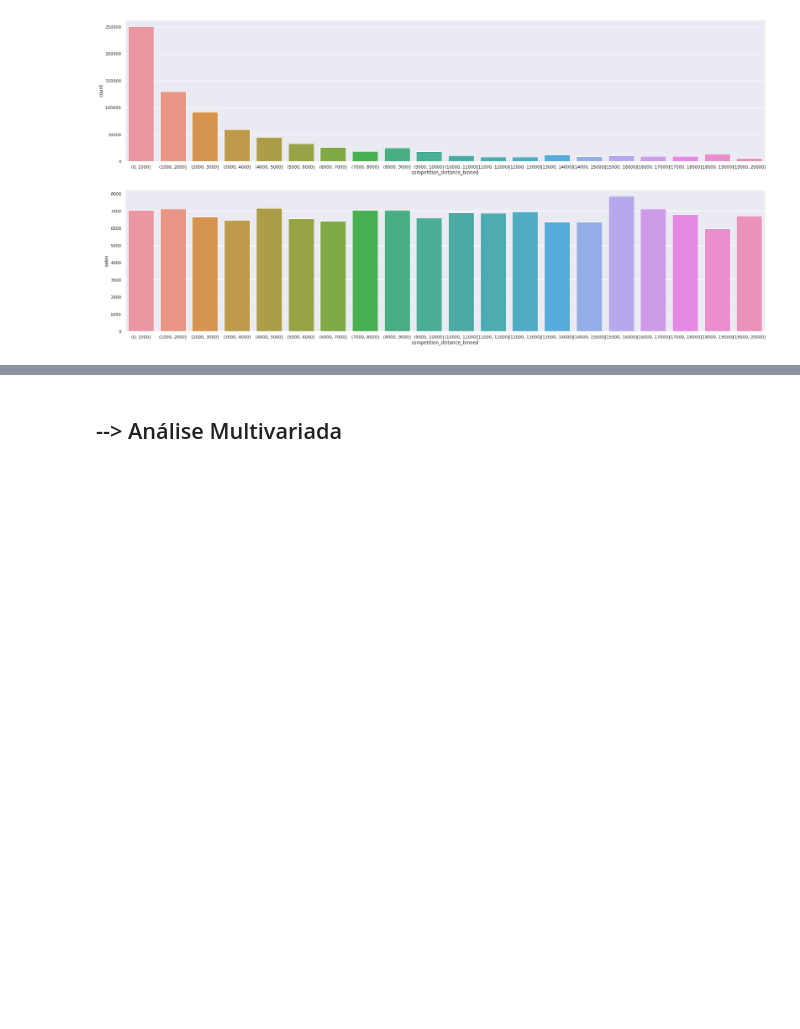
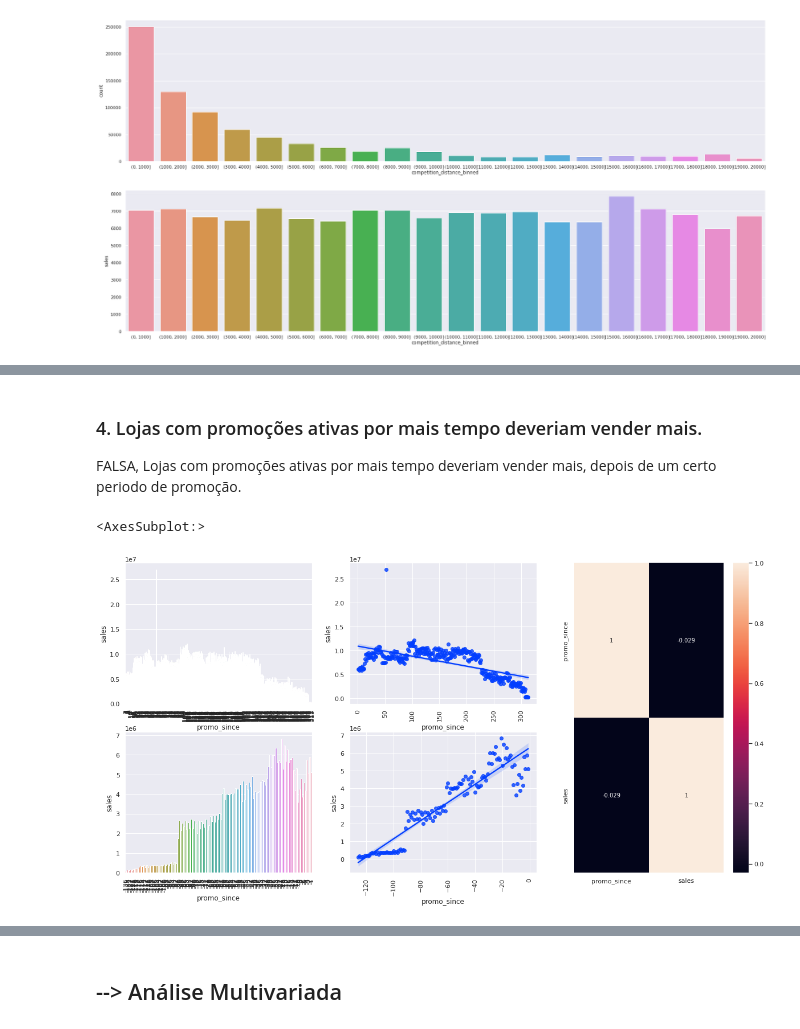
Before and after one commit to LucasK29/DataScience_Em_Producao, a Jupyter notebook: notebooks/modulo04_eda.ipynb, the cells around one changed output, grey strips where cells are left out. Cells and saved outputs as stored; diff of their text form; code cells hidden in the pictures; blank space fills up the shorter version.

```diff
--- a/notebooks/modulo04_eda.ipynb
+++ b/notebooks/modulo04_eda.ipynb
@@ -582,0 +600,34 @@ Index(['index', 'store', 'day_of_week', 'date', 'sales', 'promo',
+# %% [markdown]
+### 4. Lojas com promoções ativas por mais tempo deveriam vender mais.
+
+FALSA, Lojas com promoções ativas por mais tempo deveriam vender mais, depois de um certo periodo de promoção.
+# %%
+aux_1 = df_4[['promo_since','sales']].groupby('promo_since').sum().reset_index()
+
+aux_2 = aux_1[aux_1['promo_since']>0] # promo extendido
+
+fig = plt.figure(figsize=(20,10))
+specs = gridspec.GridSpec(nrows=2, ncols=3,figure=fig)
+
+plt.subplot(specs[0,0])
+plt.xticks(rotation=90)
+sns.barplot(x='promo_since',y='sales',data=aux_2)
+
+plt.subplot(specs[0,1])
+plt.xticks(rotation=90)
+sns.regplot(x='promo_since',y='sales',data=aux_2)
+
+aux_3 = aux_1[aux_1['promo_since']<0] # promo regular
+plt.subplot(specs[1,0])
+plt.xticks(rotation=90)
+sns.barplot(x='promo_since',y='sales',data=aux_3)
+
+plt.subplot(specs[1,1])
+plt.xticks(rotation=90)
+sns.regplot(x='promo_since',y='sales',data=aux_3)
+
+plt.subplot(specs[:,2])
+sns.heatmap(aux_1.corr(method='pearson'),annot=True)
+# %% [output]
+<AxesSubplot:>
+[figure, added]
```
Also changed, not shown: parts of 10 cells of this notebook.
